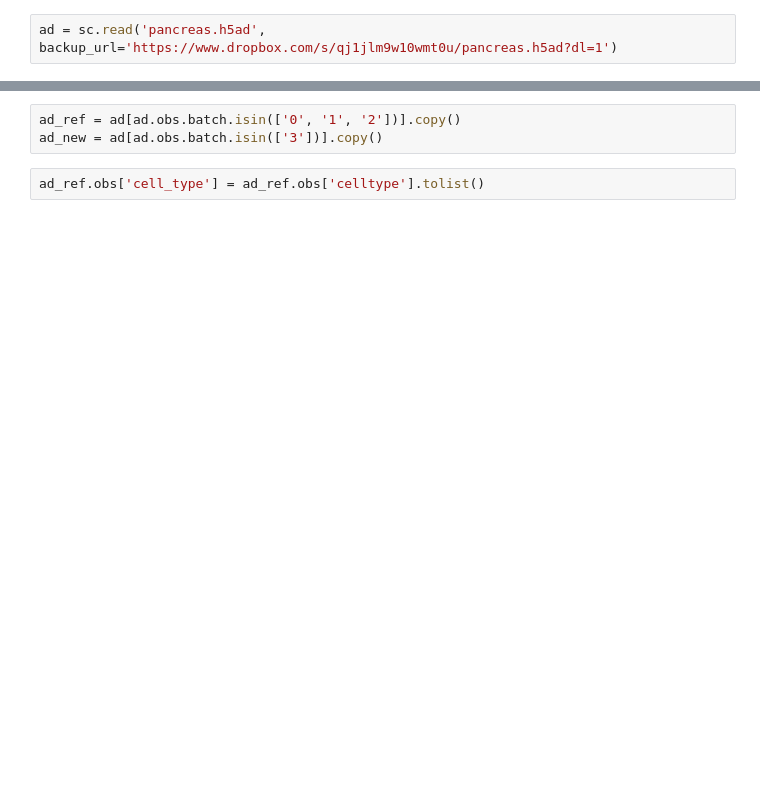
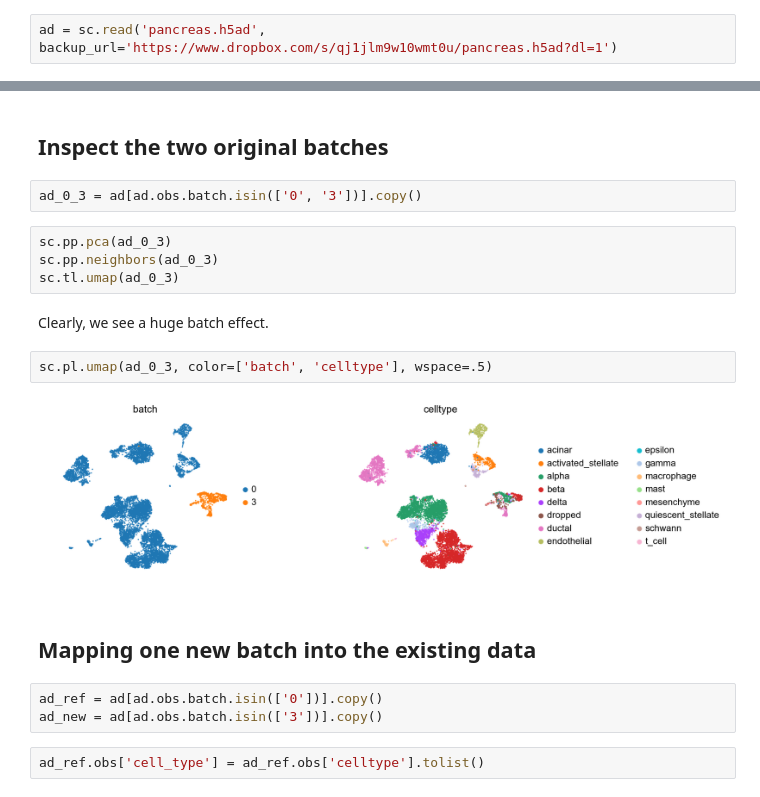
Before and after one commit to Koncopd/anndata-scanpy-benchmarks, a Jupyter notebook: ingest_pancreas.ipynb, the cells around one changed output, grey strips where cells are left out. Saved outputs shown, nothing was run; the diff lists cells and outputs as text; blank space fills up the shorter version.

```diff
--- a/ingest_pancreas.ipynb
+++ b/ingest_pancreas.ipynb
@@ -5,5 +22,21 @@ ad = sc.read('pancreas.h5ad', backup_url='https://www.dropbox.com/s/qj1jlm9w10wm
+# %% [markdown]
+## Inspect the two original batches
+# %%
+ad_0_3 = ad[ad.obs.batch.isin(['0', '3'])].copy()
+# %%
+sc.pp.pca(ad_0_3)
+sc.pp.neighbors(ad_0_3)
+sc.tl.umap(ad_0_3)
+# %% [markdown]
+Clearly, we see a huge batch effect.
+# %%
+sc.pl.umap(ad_0_3, color=['batch', 'celltype'], wspace=.5)
+# %% [output]
+[figure, added]
+# %% [markdown]
+## Mapping one new batch into the existing data
 # %%
-ad_ref = ad[ad.obs.batch.isin(['0', '1', '2'])].copy()
+ad_ref = ad[ad.obs.batch.isin(['0'])].copy()
 ad_new = ad[ad.obs.batch.isin(['3'])].copy()
 # %%
 ad_ref.obs['cell_type'] = ad_ref.obs['celltype'].tolist()
```
Also changed, not shown: parts of 23 cells of this notebook.
